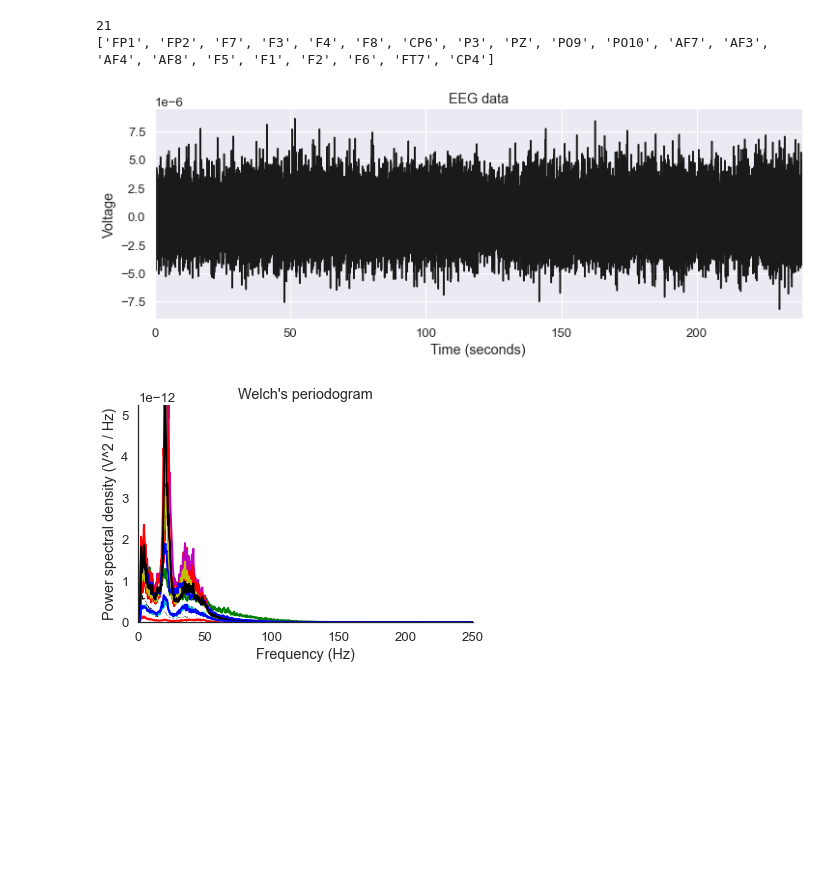
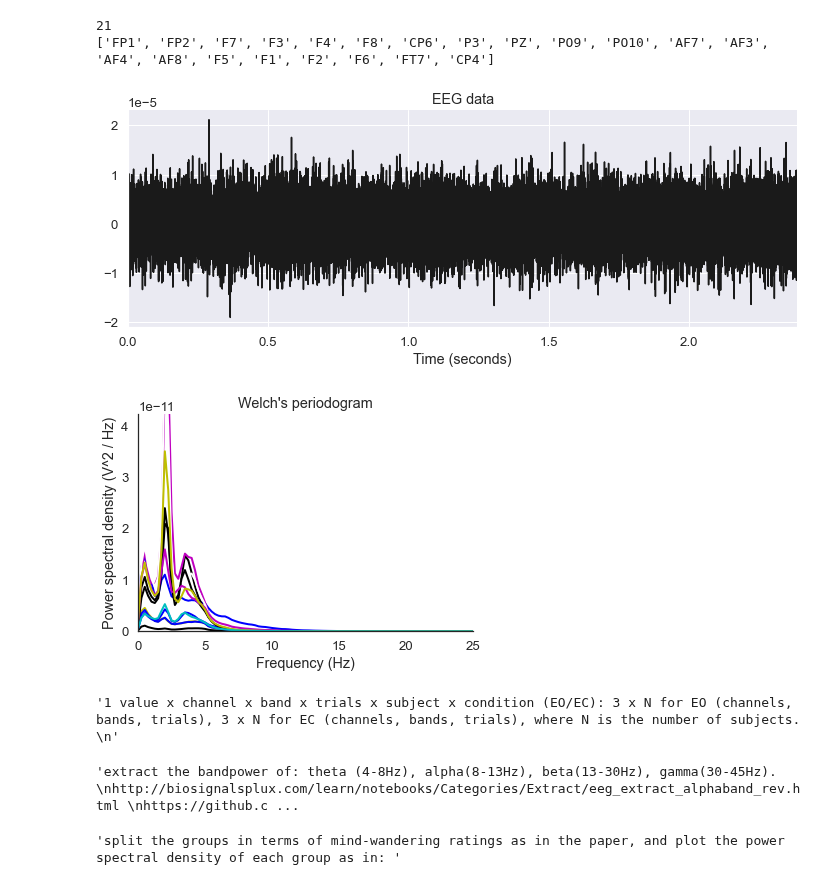
Before and after one commit to LaiaNO/EEG, a Jupyter notebook: 27_10_2020_EEG.ipynb, the cells around one changed output. Drawn from its saved outputs; the diff is of its cells as text; code cells hidden in the pictures; blank space fills up the shorter version.

Commit message:
master

```diff
--- a/27_10_2020_EEG.ipynb
+++ b/27_10_2020_EEG.ipynb
@@ -159,24 +159,23 @@ print(notingroup)
 # %%
 import matplotlib.pyplot as plt
 import seaborn as sns
 sns.set(font_scale=1.2)
-data = groups_date_final[0]
+data = groups_date_final[1]
 # Define sampling frequency and time vector
-sf = 500.
+sf = 50000.
 time = np.arange(data.size) / sf
 
 # Plot the signal
 fig, ax = plt.subplots(1, 1, figsize=(12, 4))
 
 plt.plot(time, data, lw=1.5, color='k')
 
 plt.xlabel('Time (seconds)')
-plt.ylabel('Voltage')
 plt.xlim([time.min(), time.max()])
 plt.title('EEG data')
 sns.despine()
 # %% [output]
-[figure, old version]
+[figure, new version]
 # %%
 from scipy import signal
 import matplotlib.colors as mcolors
@@ -200,4 +199,20 @@ for i in range(0,len(groups_date_final)):
     plt.xlim([0, freqs.max()])
     sns.despine()
 # %% [output]
-[figure, old version]
+[figure, new version]
+# %%
+'''1 value x channel x band x trials x subject x condition (EO/EC): 3 x N for EO (channels, bands, trials), 3 x N for EC (channels, bands, trials), where N is the number of subjects.
+'''
+# %% [output]
+'1 value x channel x band x trials x subject x condition (EO/EC): 3 x N for EO (channels, bands, trials), 3 x N for EC (channels, bands, trials), where N is the number of subjects. \n'
+# %%
+'''extract the bandpower of: theta (4-8Hz), alpha(8-13Hz), beta(13-30Hz), gamma(30-45Hz).
+http://biosignalsplux.com/learn/notebooks/Categories/Extract/eeg_extract_alphaband_rev.html
+https://github.com/PIA-Group/BioSPPy/blob/master/biosppy/signals/eeg.py
+'''
+# %% [output]
+'extract the bandpower of: theta (4-8Hz), alpha(8-13Hz), beta(13-30Hz), gamma(30-45Hz). \nhttp://biosignalsplux.com/learn/notebooks/Categories/Extract/eeg_extract_alphaband_rev.html \nhttps://github.c ...
+# %%
+'''split the groups in terms of mind-wandering ratings as in the paper, and plot the power spectral density of each group as in: '''
+# %% [output]
+'split the groups in terms of mind-wandering ratings as in the paper, and plot the power spectral density of each group as in: '
```
Also changed, not shown: parts of 1 cell of this notebook.
